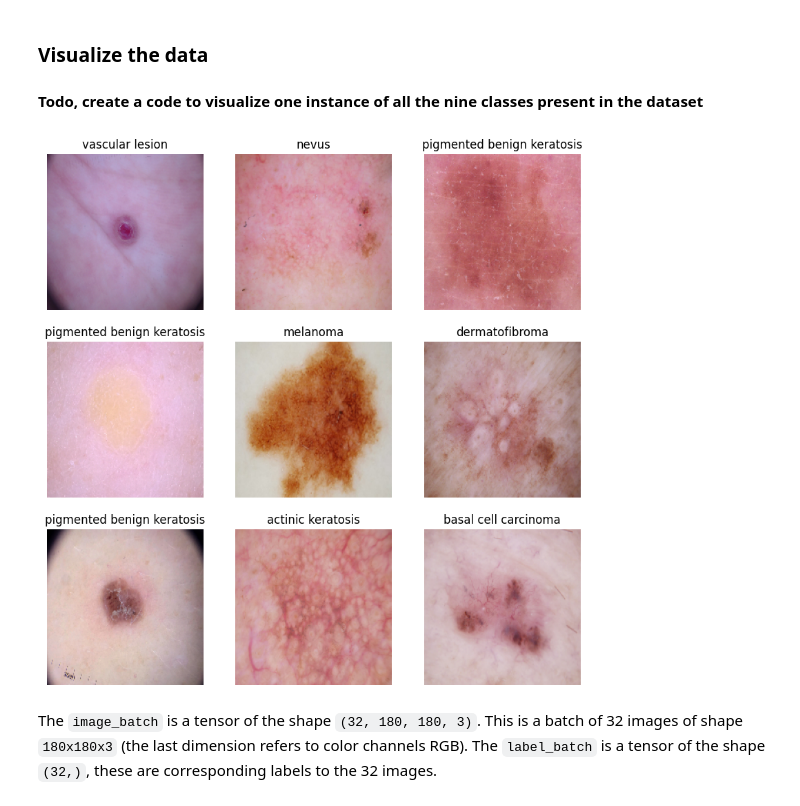
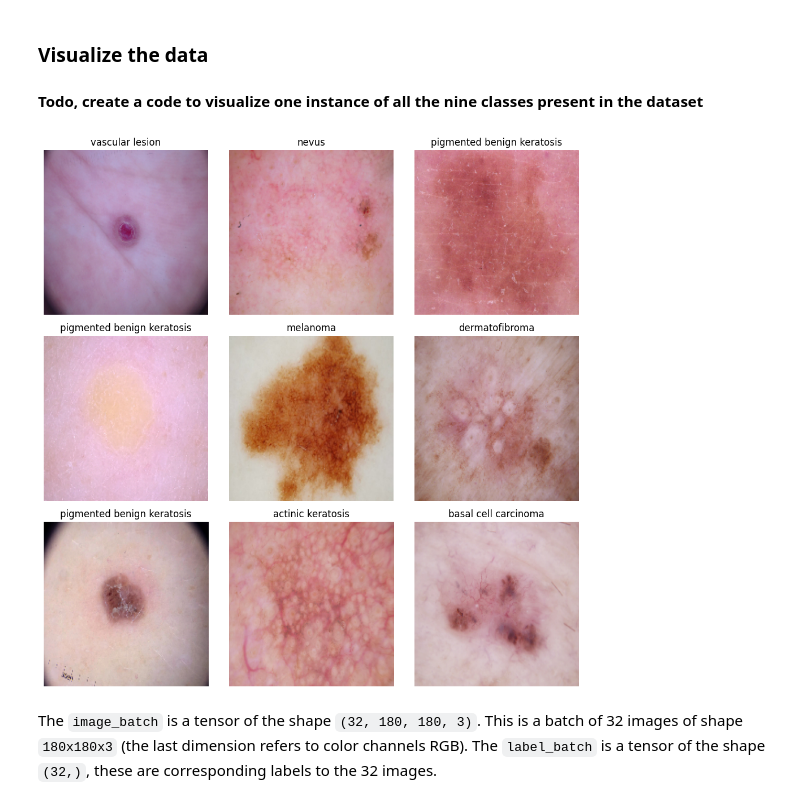
Before and after one commit to chitra-psg/cnn_melanoma, a Jupyter notebook: CNN_Skin_Cancer_Detection.ipynb, the cells around one changed output. Saved outputs shown, nothing was run; the diff lists cells and outputs as text; code cells hidden in the pictures.

```diff
--- a/CNN_Skin_Cancer_Detection.ipynb
+++ b/CNN_Skin_Cancer_Detection.ipynb
@@ -109,19 +113,21 @@ print(class_names)
 ### Visualize the data
 #### Todo, create a code to visualize one instance of all the nine classes present in the dataset
 # %%
-import matplotlib.pyplot as plt
 
 ### your code goes here, you can use training or validation data to visualize
 
 plt.figure(figsize=(10, 10))
 for images, labels in train_ds.take(1):
-  for i in range(9):
-    ax = plt.subplot(3, 3, i + 1)
-    plt.imshow(images[i].numpy().astype("uint8"))
-    plt.title(class_names[labels[i]])
-    plt.axis("off")
+    for i in range(9):
+        ax = plt.subplot(3, 3, i + 1)
+        plt.imshow(images[i].numpy().astype("uint8"))
+        plt.title(class_names[labels[i]])
+        plt.axis("off")
+
+plt.tight_layout()
+plt.show()
 # %% [output]
-[figure, old version]
+[figure, new version]
 # %% [markdown]
 The `image_batch` is a tensor of the shape `(32, 180, 180, 3)`. This is a batch of 32 images of shape `180x180x3` (the last dimension refers to color channels RGB). The `label_batch` is a tensor of the shape `(32,)`, these are corresponding labels to the 32 images.
 # %% [markdown]
```
Also changed, not shown: parts of 12 cells of this notebook.
